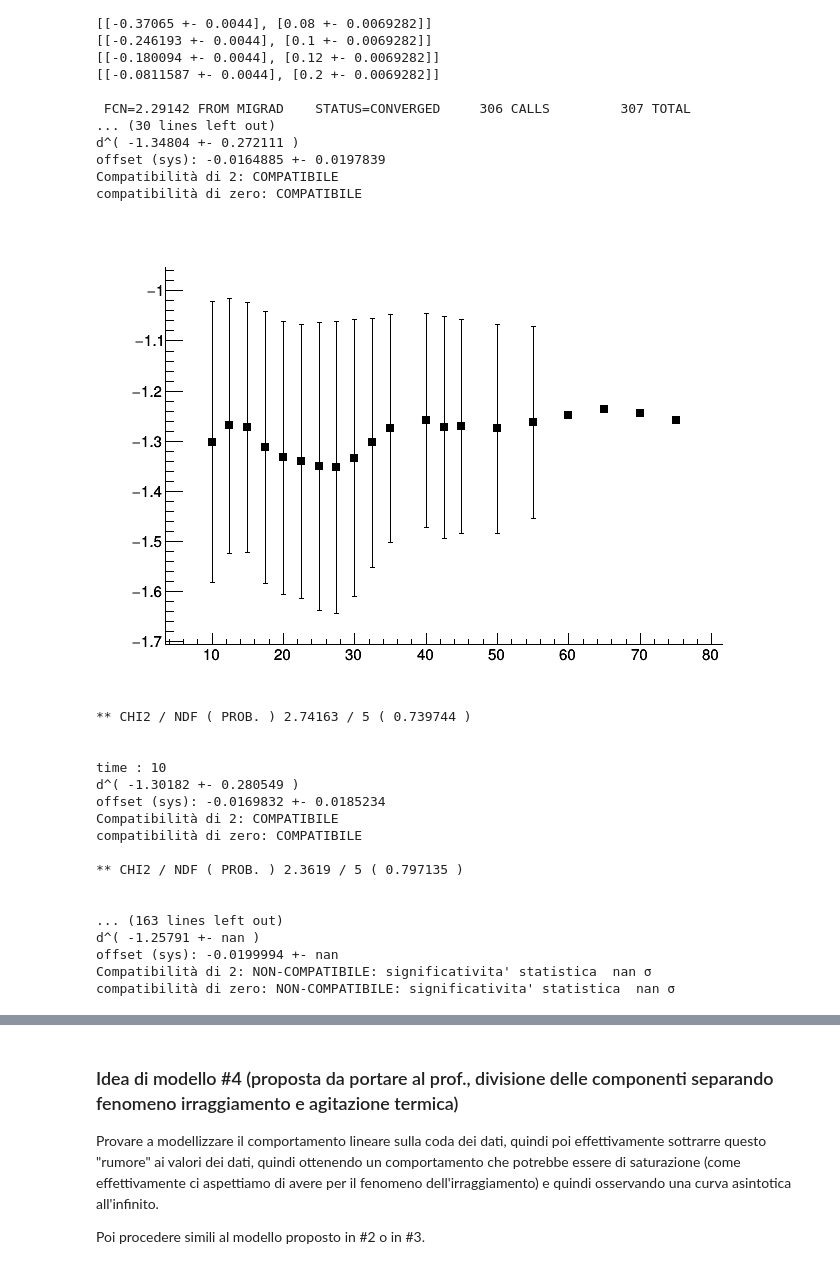
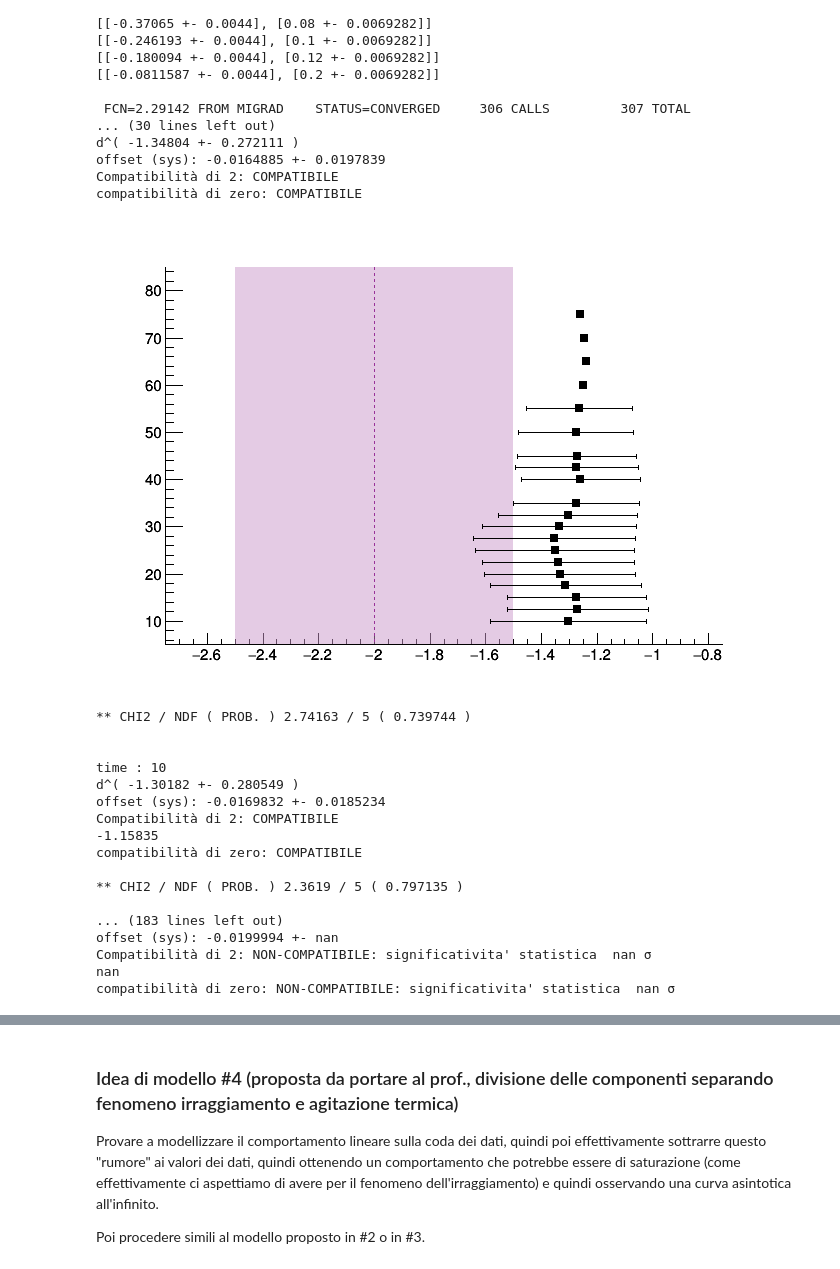
Before and after one commit to mattiasotgia/Lab2, a Jupyter notebook: esperienza_4__irraggiamento_lampadina/analisi_dati/2021_12_21_data_analysis_LAB_R2.ipynb, the cells around one changed output, grey strips where cells are left out. Cells and saved outputs as stored; diff of their text form; code cells hidden in the pictures.

```diff
--- a/esperienza_4__irraggiamento_lampadina/analisi_dati/2021_12_21_data_analysis_LAB_R2.ipynb
+++ b/esperienza_4__irraggiamento_lampadina/analisi_dati/2021_12_21_data_analysis_LAB_R2.ipynb
@@ -779,36 +777,48 @@ for(int h=0; h<20; h++){
 
     for (int j = 0; j < 8; j++)
     {
         plot2->SetPoint(j, d[j], abs(dV_mod2[j]));
         plot2->SetPointError(j, (j!=0)? errore_distanza:errore_distanza + 0.005/sqrt(3), err_dV_mod2[j]); //> se considero 5 mm in più a d=2cm, ok compatibilità con -2.
     }
 
     plot2->Fit("mod2_plot", "Q");
 
     logs::print_stat(mod2_plot);
 
     std::cout << std::endl
               << "time : " << eval[h] << std::endl
               << "d^( " << mod2_plot->GetParameter(1) << " +- " << mod2_plot->GetParError(1) << " )" << std::endl
               << "offset (sys): " << mod2_plot->GetParameter(2) << " +- " << mod2_plot->GetParError(2) << std::endl;
 
-    mod2_suc->SetPoint(h, eval[h], mod2_plot->GetParameter(1));
-    mod2_suc->SetPointError(h, 0, mod2_plot->GetParError(1));
+    mod2_suc->SetPoint(h, mod2_plot->GetParameter(1), eval[h]);
+    mod2_suc->SetPointError(h, mod2_plot->GetParError(1), 0);
 
     std::cout << "Compatibilità di 2: " << stattools::compatible(-2, 0, mod2_plot->GetParameter(1), mod2_plot->GetParError(1)) << std::endl;
+    std::cout << -2+3*mod2_plot->GetParError(1) << std::endl;
     std::cout << "compatibilità di zero: " << // offset con stima (6/sqrt(3) mm): " <<
         stattools::compatible(0, 0, mod2_plot->GetParameter(2), mod2_plot->GetParError(2)) << std::endl;
 
 }
 
 
 
 c7->cd();
 mod2_suc->SetMarkerStyle(21);
+TLine *ltheory = new TLine(-2, 5, -2, 85);
+ltheory->SetLineStyle(2);
+ltheory->SetLineColor(kMagenta-2);
+TBox *btheory = new TBox(-2-0.5, 5, -2+0.5, 85);
+btheory->SetFillColorAlpha(kMagenta-8, 0.5);
+mod2_suc->GetXaxis()->SetLimits(-2.75, -0.75);
+
 mod2_suc->Draw("AP");
+mod2_suc->GetYaxis()->SetRangeUser(5, 85);
+btheory->Draw();
+ltheory->Draw();
+mod2_suc->Draw("P");
 c7->Draw();
 # %% [output]
-[figure, old version]
+[figure, new version]
 ** CHI2 / NDF ( PROB. ) 2.74163 / 5 ( 0.739744 )
 
 
@@ -816,13 +826,13 @@ time : 10
 d^( -1.30182 +- 0.280549 )
 offset (sys): -0.0169832 +- 0.0185234
 Compatibilità di 2: COMPATIBILE
+-1.15835
 compatibilità di zero: COMPATIBILE
 
 ** CHI2 / NDF ( PROB. ) 2.3619 / 5 ( 0.797135 )
 
-
-... (163 lines left out)
-d^( -1.25791 +- nan )
+... (183 lines left out)
 offset (sys): -0.0199994 +- nan
 Compatibilità di 2: NON-COMPATIBILE: significativita' statistica  nan σ
+nan
 compatibilità di zero: NON-COMPATIBILE: significativita' statistica  nan σ
```
Also changed, not shown: parts of 4 cells of this notebook, 4 other files.
